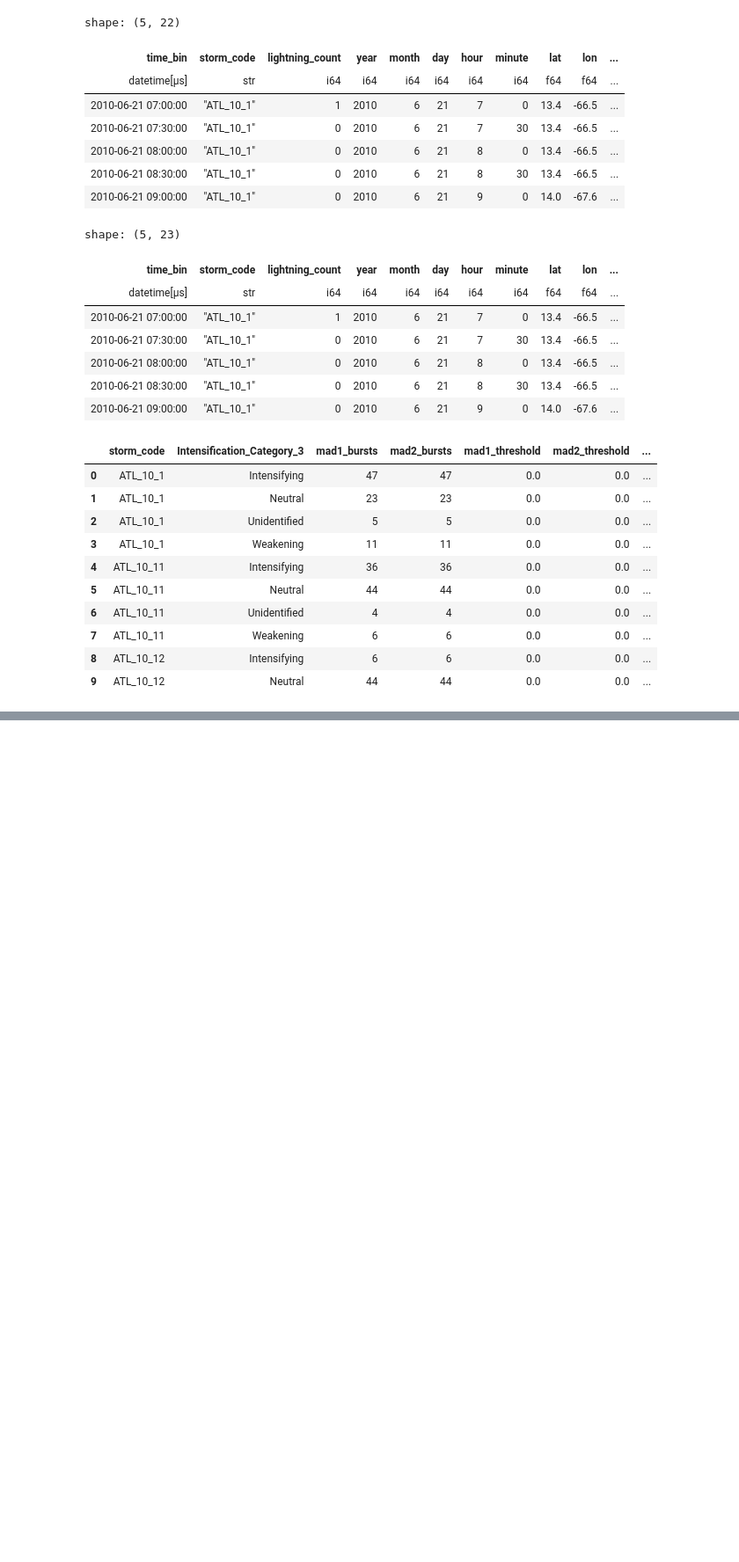
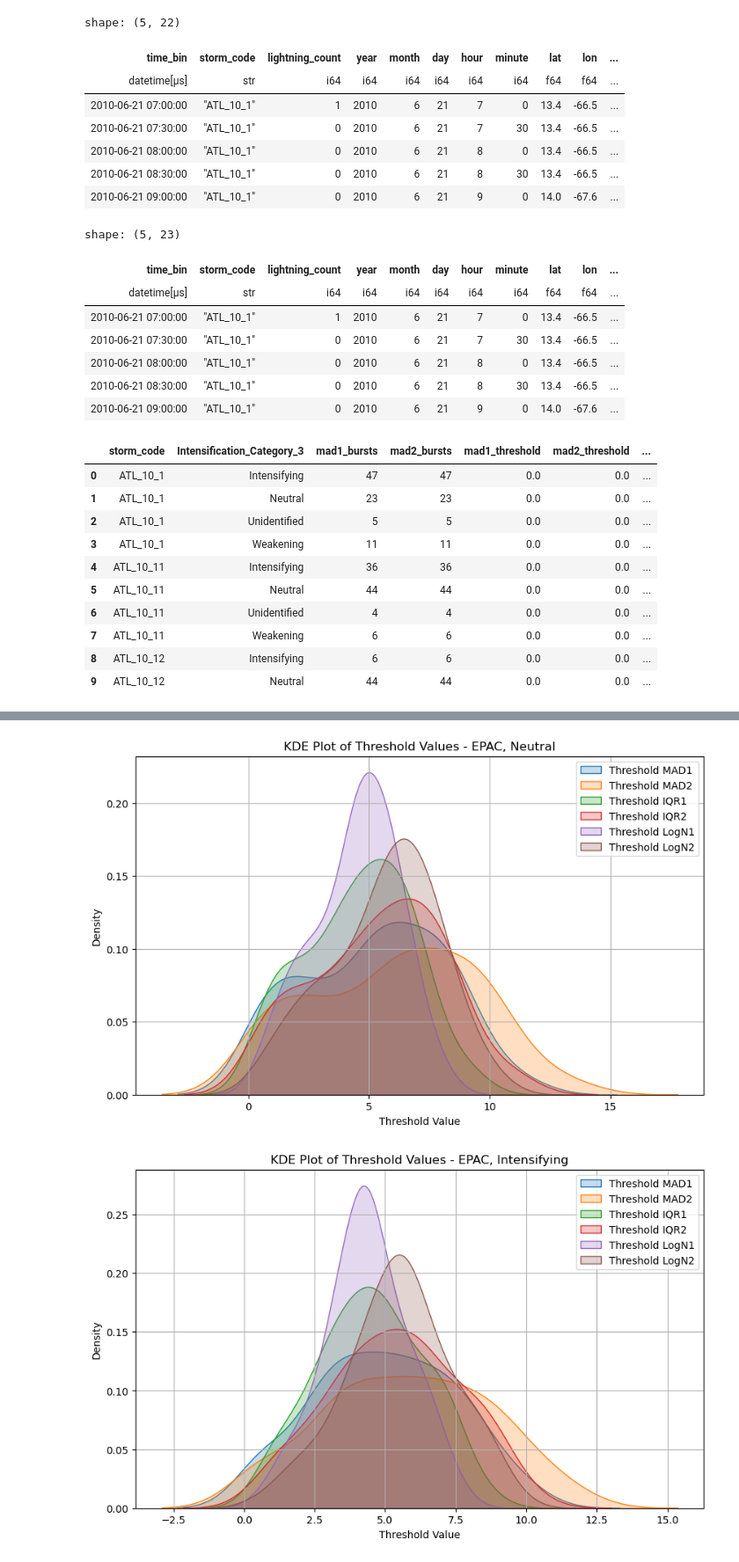
Before and after one commit to aprilggg/Lightning_Analysis_NWRA, a Jupyter notebook: lightning_threshold_innercore.ipynb, the cells around one changed output, grey strips where cells are left out. Shown at 88% size. Drawn from its saved outputs; the diff is of its cells as text; code cells hidden in the pictures; blank space fills up the shorter version.

```diff
--- a/lightning_threshold_innercore.ipynb
+++ b/lightning_threshold_innercore.ipynb
@@ -277,0 +420,4 @@ agg_result[agg_result["storm_code"] == cyclone_id]
+# %%
+epac_data = innercore_data.filter(pl.col("basin") == "EPAC")
+epac_storm_codes = epac_data["storm_code"].unique()
+epac_storm_codes.head()
@@ -277,0 +438,7 @@ agg_result[agg_result["storm_code"] == cyclone_id]
+# %%
+# basin-level summary of bursts
+epac_agg_result = agg_result[agg_result["storm_code"].isin(epac_storm_codes)]
+
+# median number of bursts by threshold, median threshold, median proportion
+epac_agg_summary_median = epac_agg_result.drop(columns=("storm_code")).groupby("Intensification_Category_3").median()
+epac_agg_summary_median
@@ -277,0 +461,58 @@ agg_result[agg_result["storm_code"] == cyclone_id]
+# %%
+# Threshold value distribution
+# Neutral bin
+epac_agg_result_neutral = epac_agg_result[epac_agg_result["Intensification_Category_3"]=="Neutral"]
+plt.figure(figsize=(10, 6))
+
+sns.kdeplot(epac_agg_result_neutral['mad1_threshold'], label='Threshold MAD1', fill=True)
+sns.kdeplot(epac_agg_result_neutral['mad2_threshold'], label='Threshold MAD2', fill=True)
+sns.kdeplot(epac_agg_result_neutral['iqr1_threshold'], label='Threshold IQR1', fill=True)
+sns.kdeplot(epac_agg_result_neutral['iqr2_threshold'], label='Threshold IQR2', fill=True)
+sns.kdeplot(epac_agg_result_neutral['logn1_threshold'], label='Threshold LogN1', fill=True)
+sns.kdeplot(epac_agg_result_neutral['logn2_threshold'], label='Threshold LogN2', fill=True)
+
+plt.xlabel('Threshold Value')
+plt.ylabel('Density')
+plt.title('KDE Plot of Threshold Values - EPAC, Neutral')
+plt.legend()
+plt.grid()
+plt.show()
+
+# Intensifying bin
+epac_agg_result_intensifying = epac_agg_result[epac_agg_result["Intensification_Category_3"]=="Intensifying"]
+plt.figure(figsize=(10, 6))
+
+sns.kdeplot(epac_agg_result_intensifying['mad1_threshold'], label='Threshold MAD1', fill=True)
+sns.kdeplot(epac_agg_result_intensifying['mad2_threshold'], label='Threshold MAD2', fill=True)
+sns.kdeplot(epac_agg_result_intensifying['iqr1_threshold'], label='Threshold IQR1', fill=True)
+sns.kdeplot(epac_agg_result_intensifying['iqr2_threshold'], label='Threshold IQR2', fill=True)
+sns.kdeplot(epac_agg_result_intensifying['logn1_threshold'], label='Threshold LogN1', fill=True)
+sns.kdeplot(epac_agg_result_intensifying['logn2_threshold'], label='Threshold LogN2', fill=True)
+
+plt.xlabel('Threshold Value')
+plt.ylabel('Density')
+plt.title('KDE Plot of Threshold Values - EPAC, Intensifying')
+plt.legend()
+plt.grid()
+plt.show()
+
+# Weakening bin
+epac_agg_result_weakening = epac_agg_result[epac_agg_result["Intensification_Category_3"]=="Weakening"]
+plt.figure(figsize=(10, 6))
+
+sns.kdeplot(epac_agg_result_weakening['mad1_threshold'], label='Threshold MAD1', fill=True)
+sns.kdeplot(epac_agg_result_weakening['mad2_threshold'], label='Threshold MAD2', fill=True)
+sns.kdeplot(epac_agg_result_weakening['iqr1_threshold'], label='Threshold IQR1', fill=True)
+sns.kdeplot(epac_agg_result_weakening['iqr2_threshold'], label='Threshold IQR2', fill=True)
+sns.kdeplot(epac_agg_result_weakening['logn1_threshold'], label='Threshold LogN1', fill=True)
+sns.kdeplot(epac_agg_result_weakening['logn2_threshold'], label='Threshold LogN2', fill=True)
+
+plt.xlabel('Threshold Value')
+plt.ylabel('Density')
+plt.title('KDE Plot of Threshold Values - EPAC, Weakening')
+plt.legend()
+plt.grid()
+plt.show()
+# %% [output]
+[figure, added]
+[figure, added]
```
Also changed, not shown: parts of 16 cells of this notebook, 1 other file.
